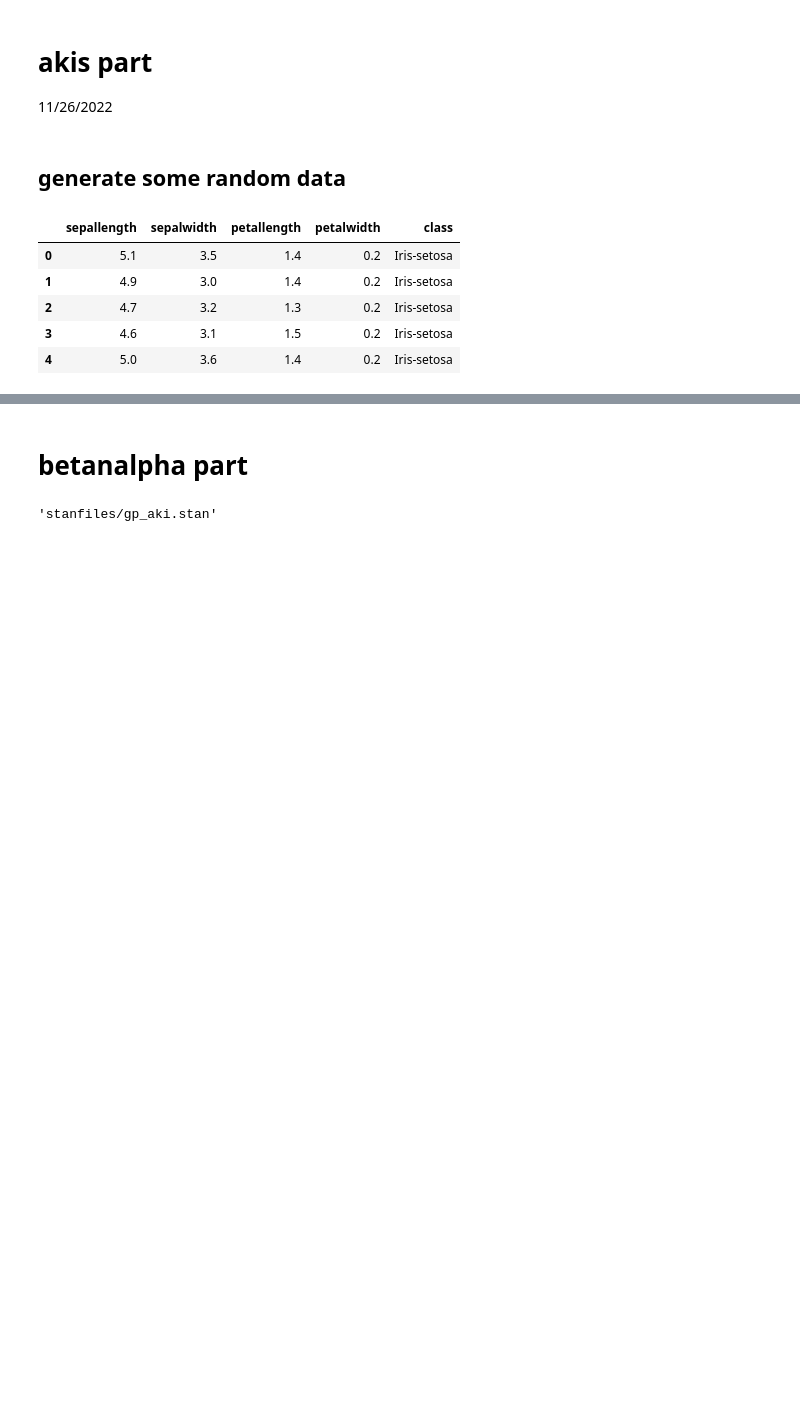
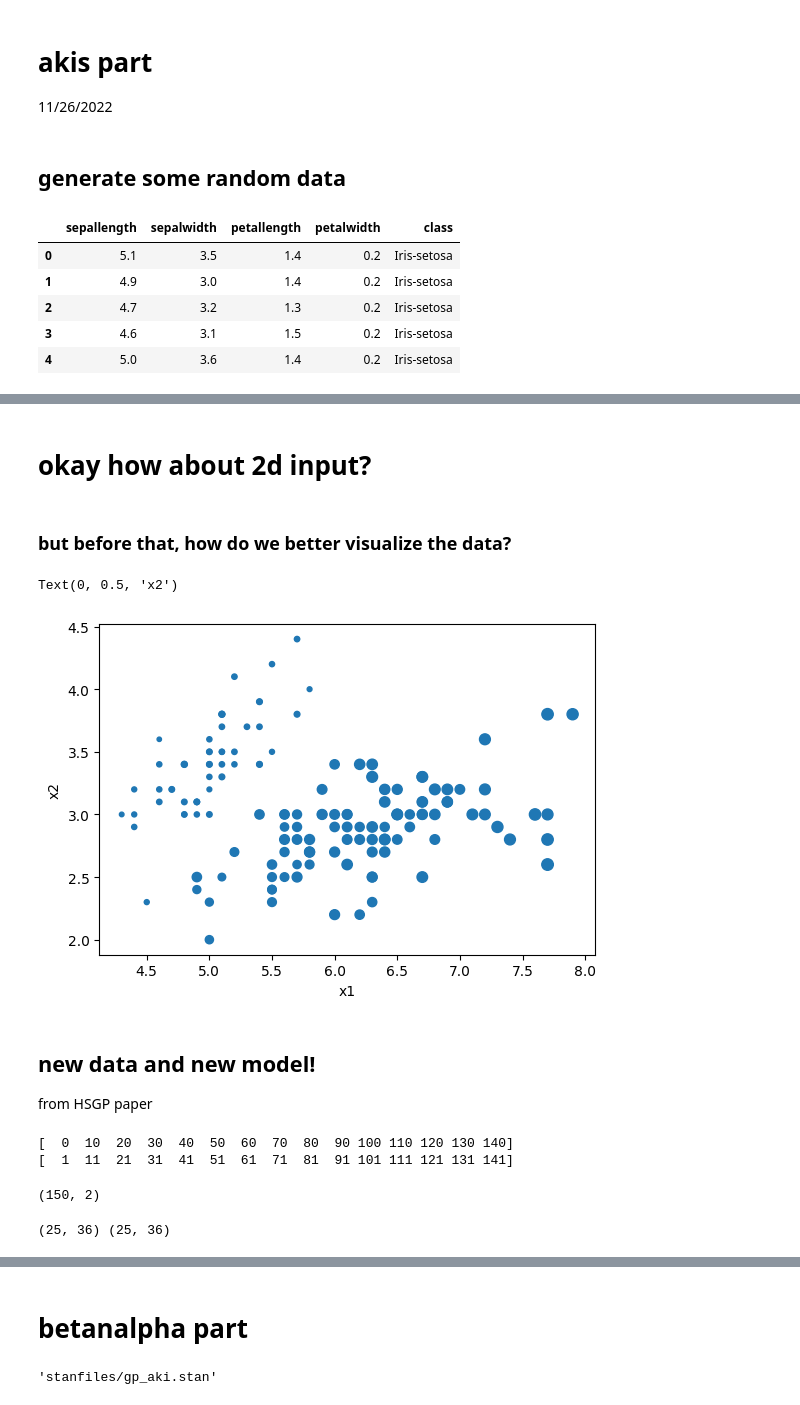
Before and after one commit to ShuonanChen/ML-Climate-Project-Template-Fall2022, a Jupyter notebook: resources/notebooks/cmdstan_test.ipynb, the cells around one changed output, grey strips where cells are left out. Saved outputs shown, nothing was run; the diff lists cells and outputs as text; code cells hidden in the pictures; blank space fills up the shorter version.

```diff
--- a/resources/notebooks/cmdstan_test.ipynb
+++ b/resources/notebooks/cmdstan_test.ipynb
@@ -244,0 +245,40 @@ plt.legend()
+# %% [markdown]
+# okay how about 2d input?
+# %% [markdown]
+### but before that, how do we better visualize the data?
+# %%
+
+plt.scatter(x1,x2,s=list(y*10))
+plt.gca().set_aspect('equal')
+plt.xlabel('x1')
+plt.ylabel('x2')
+# %% [output]
+Text(0, 0.5, 'x2')
+[figure, added]
+# %% [markdown]
+## new data and new model!
+from HSGP paper
+# %%
+train_id=np.arange(0,len(x1),10)
+print(train_id)
+pred_id=np.arange(1,len(x1),10)
+print(pred_id)
+# %% [output]
+[  0  10  20  30  40  50  60  70  80  90 100 110 120 130 140]
+[  1  11  21  31  41  51  61  71  81  91 101 111 121 131 141]
+# %%
+x_all = np.c_[x1,x2]
+x_all.shape
+# %% [output]
+(150, 2)
+# %%
+# x1_grid = np.linspace(np.min(x_all[:,0]), np.max(x_all[:,0]), 20)
+# x2_grid = np.linspace(np.min(x_all[:,1]), np.max(x_all[:,1]), 20)
+
+x1_grid = np.arange(np.min(x_all[:,0]), np.max(x_all[:,0]), 0.1)
+x2_grid = np.arange(np.min(x_all[:,1]), np.max(x_all[:,1]), 0.1)
+x1_mesh, x2_mesh = np.meshgrid(x1_grid,x2_grid)
+print(x1_mesh.shape, x2_mesh.shape)
+x_grid = np.c_[x1_mesh.flatten(), x2_mesh.flatten()]
+# %% [output]
+(25, 36) (25, 36)
```
Also changed, not shown: parts of 60 cells of this notebook, 2 other files.
